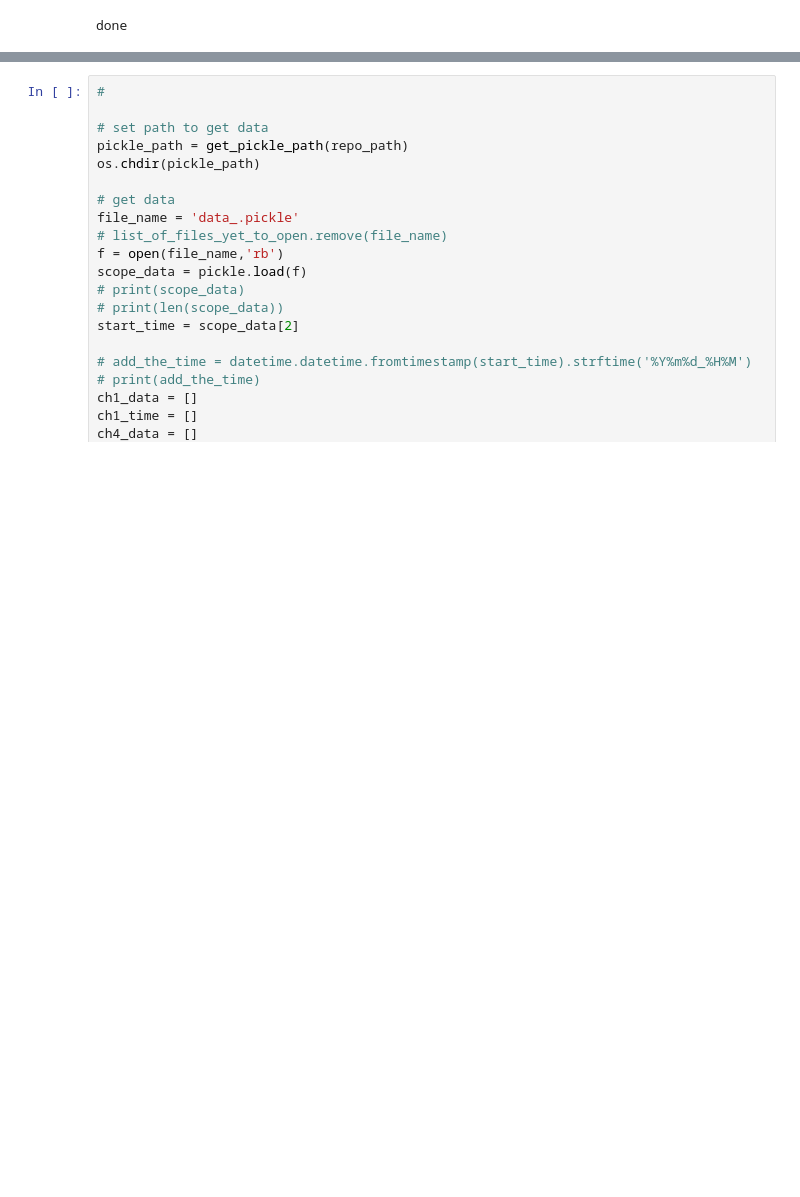
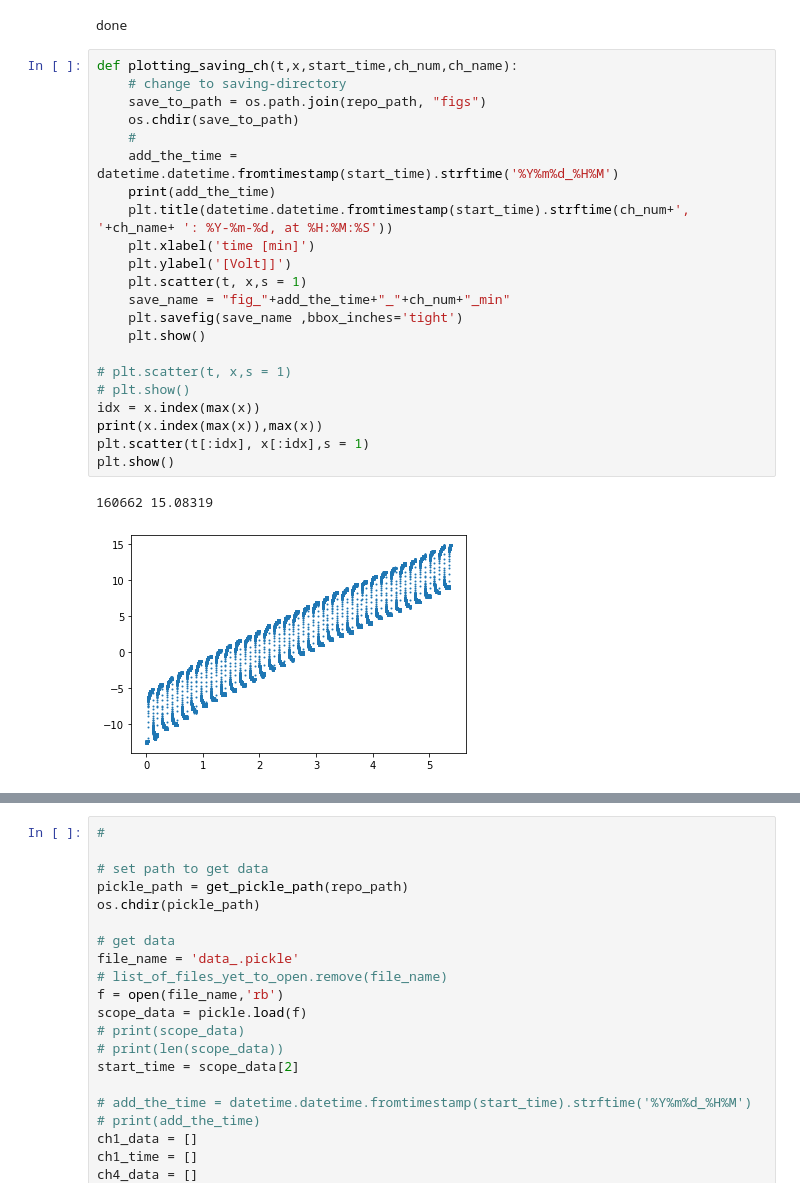
Before and after one commit to EinavGry/Lab---precision-measurements, a Jupyter notebook: Reading_out_data.ipynb, the cells around one changed output, grey strips where cells are left out. Cells and saved outputs as stored; diff of their text form; blank space fills up the shorter version.

```diff
--- a/Reading_out_data.ipynb
+++ b/Reading_out_data.ipynb
@@ -548,3 +557,28 @@ round_done(repo_path)
 20200913_1620
 [figure]
 done
+# %%
+def plotting_saving_ch(t,x,start_time,ch_num,ch_name):
+    # change to saving-directory
+    save_to_path = os.path.join(repo_path, "figs")
+    os.chdir(save_to_path)
+    #
+    add_the_time = datetime.datetime.fromtimestamp(start_time).strftime('%Y%m%d_%H%M')
+    print(add_the_time)
+    plt.title(datetime.datetime.fromtimestamp(start_time).strftime(ch_num+', '+ch_name+ ': %Y-%m-%d, at %H:%M:%S'))
+    plt.xlabel('time [min]')
+    plt.ylabel('[Volt]]')
+    plt.scatter(t, x,s = 1)
+    save_name = "fig_"+add_the_time+"_"+ch_num+"_min"
+    plt.savefig(save_name ,bbox_inches='tight')
+    plt.show()
+
+# plt.scatter(t, x,s = 1)
+# plt.show()
+idx = x.index(max(x))
+print(x.index(max(x)),max(x))
+plt.scatter(t[:idx], x[:idx],s = 1)
+plt.show()
+# %% [output]
+160662 15.08319
+[figure, added]
```
Also changed, not shown: parts of 28 cells of this notebook, 2 other files.
